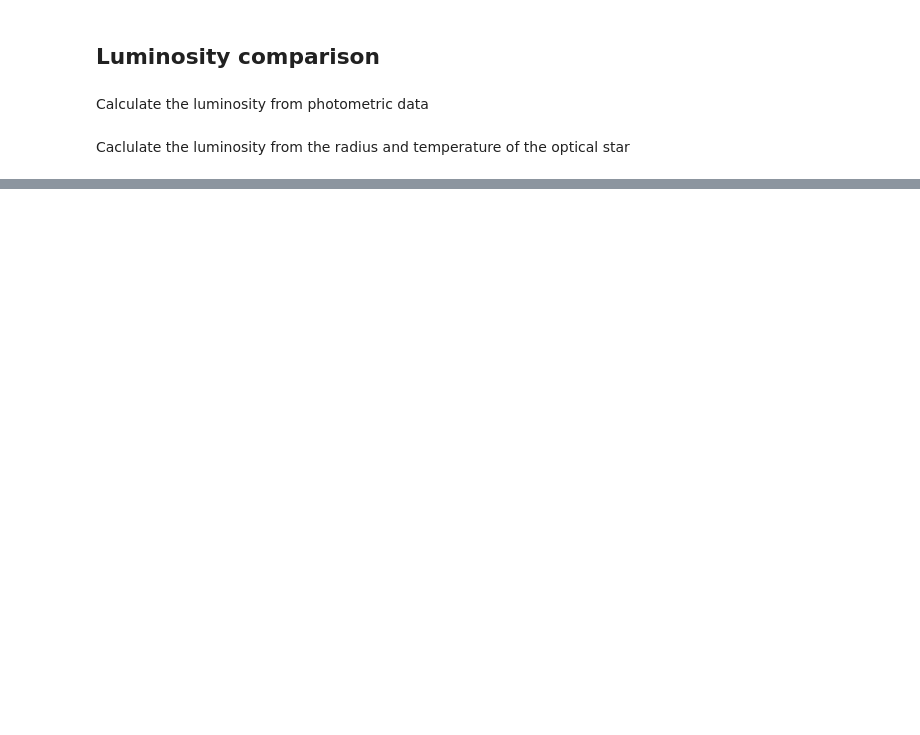
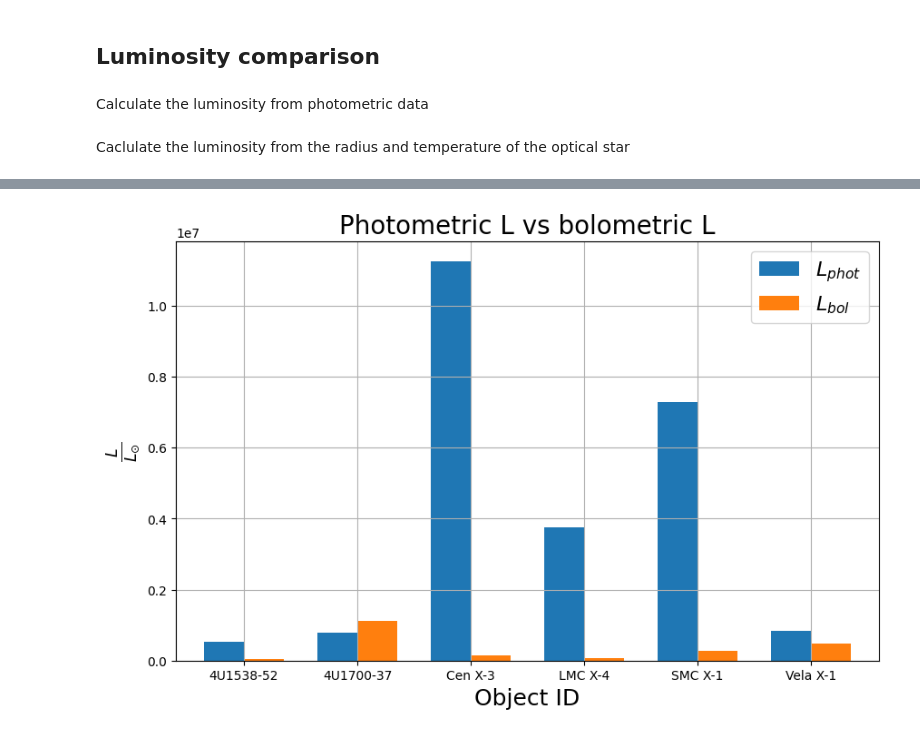
Before and after one commit to LvV210/MasterProject, a Jupyter notebook: luminosity.ipynb, the cells around one changed output, grey strips where cells are left out. Saved outputs shown, nothing was run; the diff lists cells and outputs as text; code cells hidden in the pictures; blank space fills up the shorter version.

```diff
--- a/luminosity.ipynb
+++ b/luminosity.ipynb
@@ -71,0 +101,16 @@ Name: luminosity, dtype: float64
+# %%
+# Group the DataFrame by "id" and calculate the sum of "L1" and "L2" for each group
+grouped = filtered_df.groupby("id")[["L_phot", "L_spec"]].sum()
+
+# Plot the bar chart
+grouped.plot(kind="bar", width=0.7, figsize=(10, 6))
+plt.grid(True)
+plt.xlabel("Object ID", fontsize=18)
+plt.ylabel(r"$\frac{L}{L_{\odot}}$", fontsize=18)
+plt.title("Photometric L vs bolometric L", fontsize=20)
+plt.legend([r"$L_{phot}$", r"$L_{bol}$"], fontsize=16)
+plt.xticks(rotation=0)  # Optional: Rotate x-axis labels if needed
+plt.savefig("/mnt/c/Users/luukv/OneDrive/Masterproject/plots/UnderluminousBar.png")
+plt.show()
+# %% [output]
+[figure, added]
```
Also changed, not shown: parts of 8 cells of this notebook, 1 other file.
